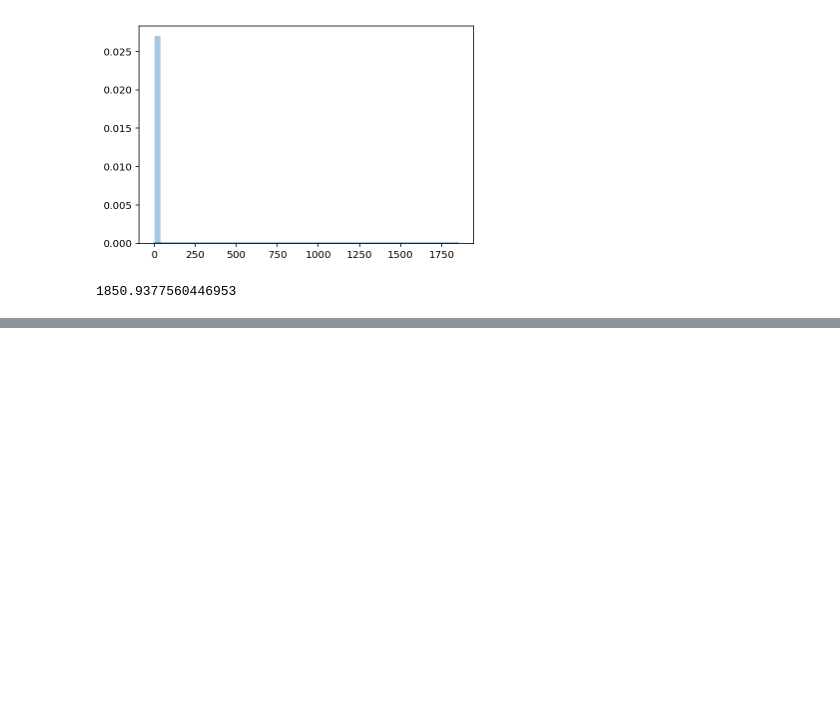
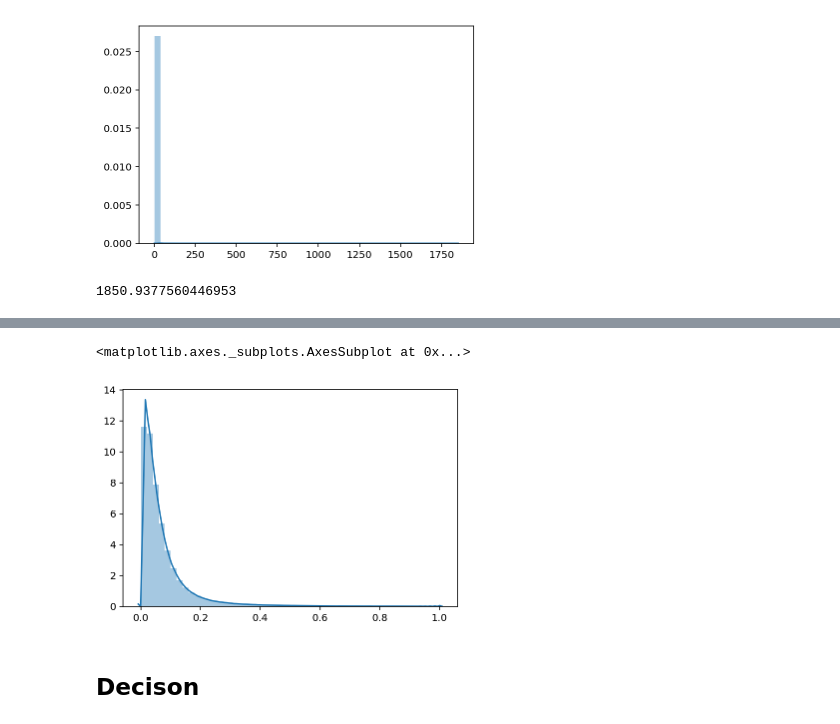
Before and after one commit to xkuang/deep_alchemy_furnace, a Jupyter notebook: COPA/FINAL/CausalNet/CausalPMI.ipynb, the cells around one changed output, grey strips where cells are left out. Cells and saved outputs as stored; diff of their text form; code cells hidden in the pictures; blank space fills up the shorter version.

```diff
--- a/COPA/FINAL/CausalNet/CausalPMI.ipynb
+++ b/COPA/FINAL/CausalNet/CausalPMI.ipynb
@@ -552,0 +542,9 @@ normScore
+# %%
+nnScore = [(s-0.03)/(10-0.03) for s in nScore]
+# %%
+sns.distplot(nnScore, rug=False)
+# %% [output]
+<matplotlib.axes._subplots.AxesSubplot at 0x...>
+[figure, added]
+# %% [markdown]
+## Decison
```
Also changed, not shown: parts of 44 cells of this notebook, 11 other files.
